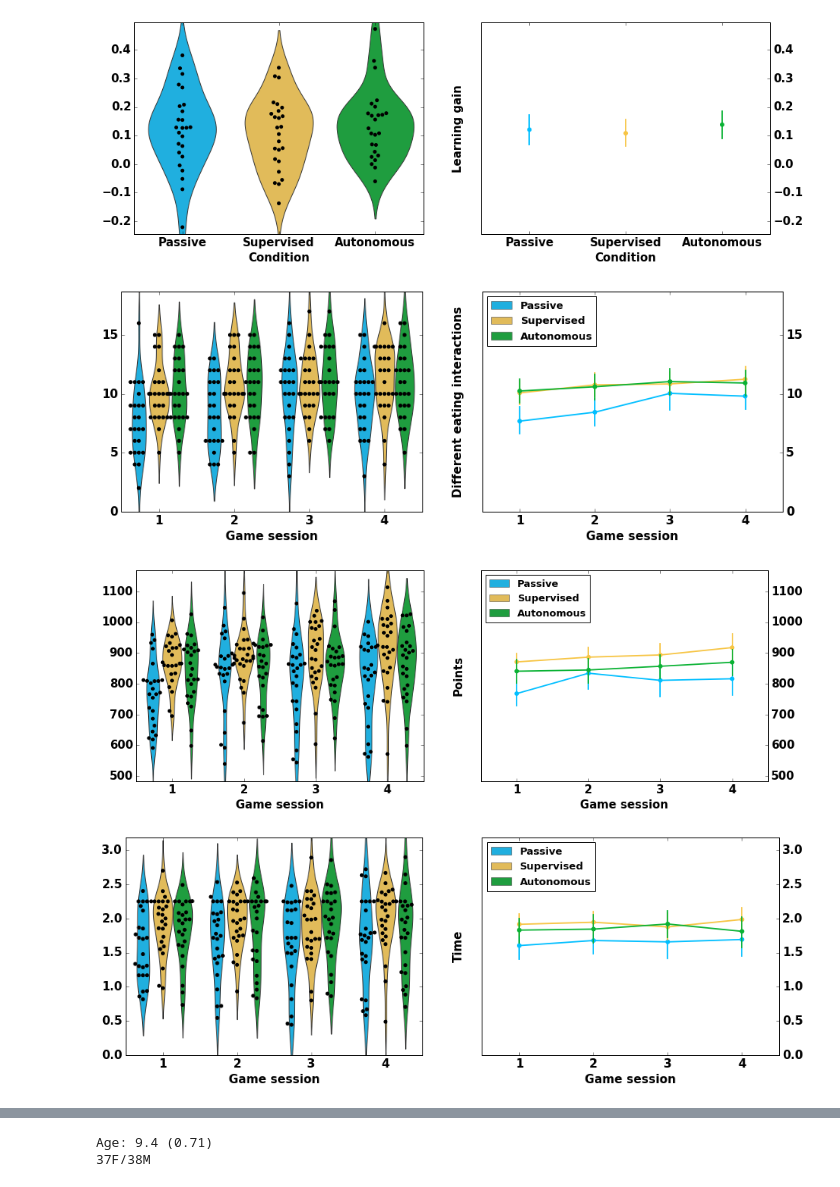
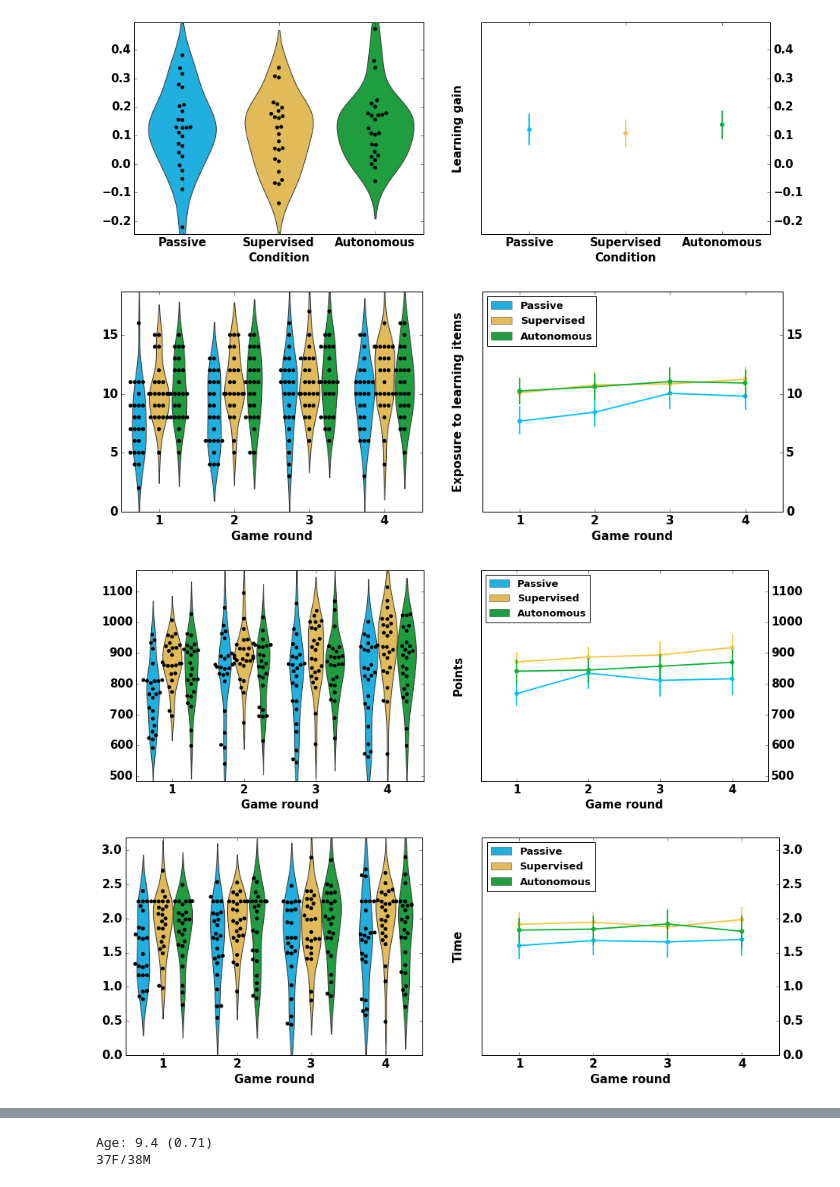
Before and after one commit to emmanuel-senft/data-foodchain, a Jupyter notebook: analyse.ipynb, the cells around one changed output, grey strips where cells are left out. Cells and saved outputs as stored; diff of their text form; code cells hidden in the pictures.

```diff
--- a/analyse.ipynb
+++ b/analyse.ipynb
@@ -101,13 +151,19 @@ def analyse(data,x,y,hue,xlabel,ylabel,palette=["deepskyblue", "#F7C544", "#0AB2
 # %%
+saving=True
+sub_frame = df.loc[(df["condition"]=="Supervised") | (df["condition"]=="Autonomous")]
+analyse_single(df,"condition","learning","Condition","Learning gain", saving=saving)
+analyse(df,"Game","d_eat","condition","Game round","Exposure to learning items",saving=True)
+analyse(df,"Game","points","condition","Game round","Points", saving=saving)
+analyse(df,"Game","time","condition","Game round","Time", saving=saving)
+analyse(df,"test","perf","condition","Test","Performance", saving=saving)
+analyse(sub_frame,"Game","compliance_ratio","condition","Game round","Compliance Ratio", saving=True)
 saving=False
-analyse_single(df,"condition","learning","Condition","Learning gain", saving=saving)
-analyse(df,"Game","d_eat","condition","Game session","Different eating interactions",saving=saving)
-analyse(df,"Game","points","condition","Game session","Points", saving=saving)
-analyse(df,"Game","time","condition","Game session","Time", saving=saving)
-analyse(df,"test","perf","condition","Test","Performance", saving=saving)
+action_categories=["att","mvc","mva", "mvt", "congrats", "encour", "rul"]
+action_labels=["Drawing attention","Move close", "Move away", "Move to", "Congratulations", "Encouragements","Remind rules"]
+analyse_actions(sub_frame,action_categories,"condition","","Number",action_labels,saving=saving)
 # %% [output]
 [figure]
-[figure, old version]
+[figure, new version]
-[figure, old version]
+[figure, new version]
-[figure, old version]
+[figure, new version]
 [figure]
```
Also changed, not shown: parts of 7 cells of this notebook, 3 other files.
